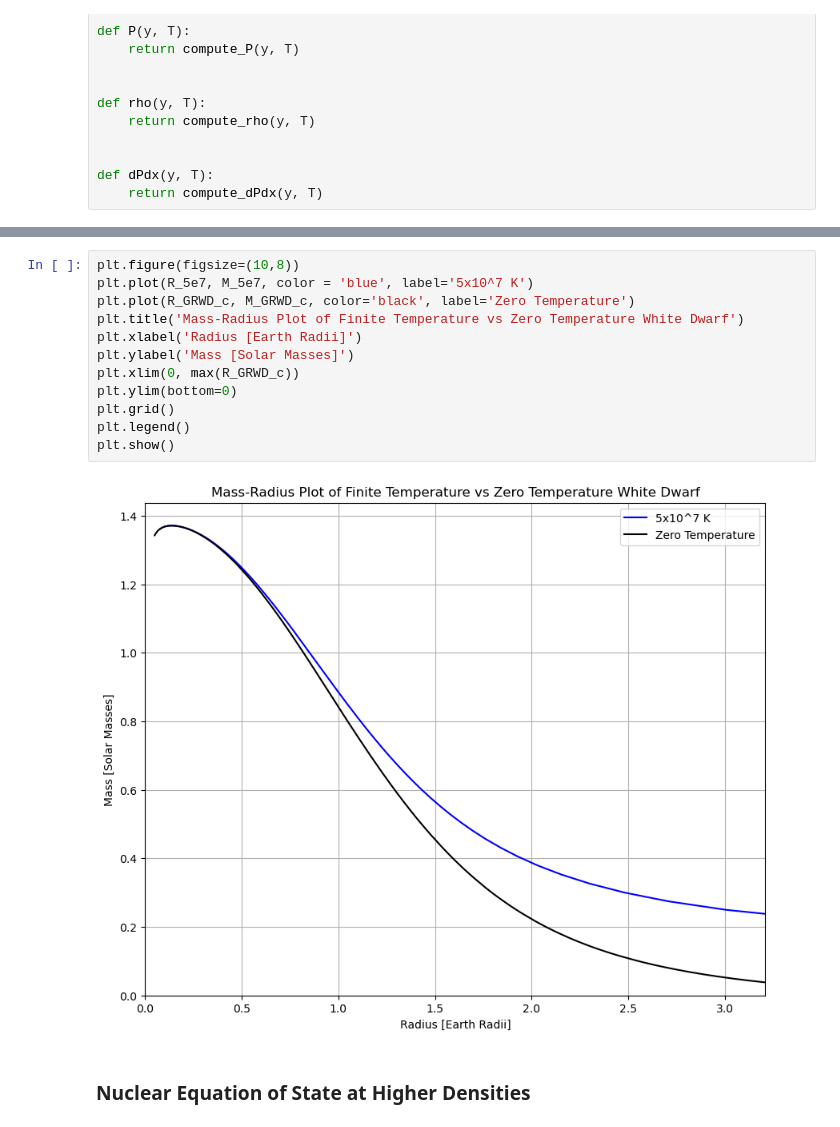
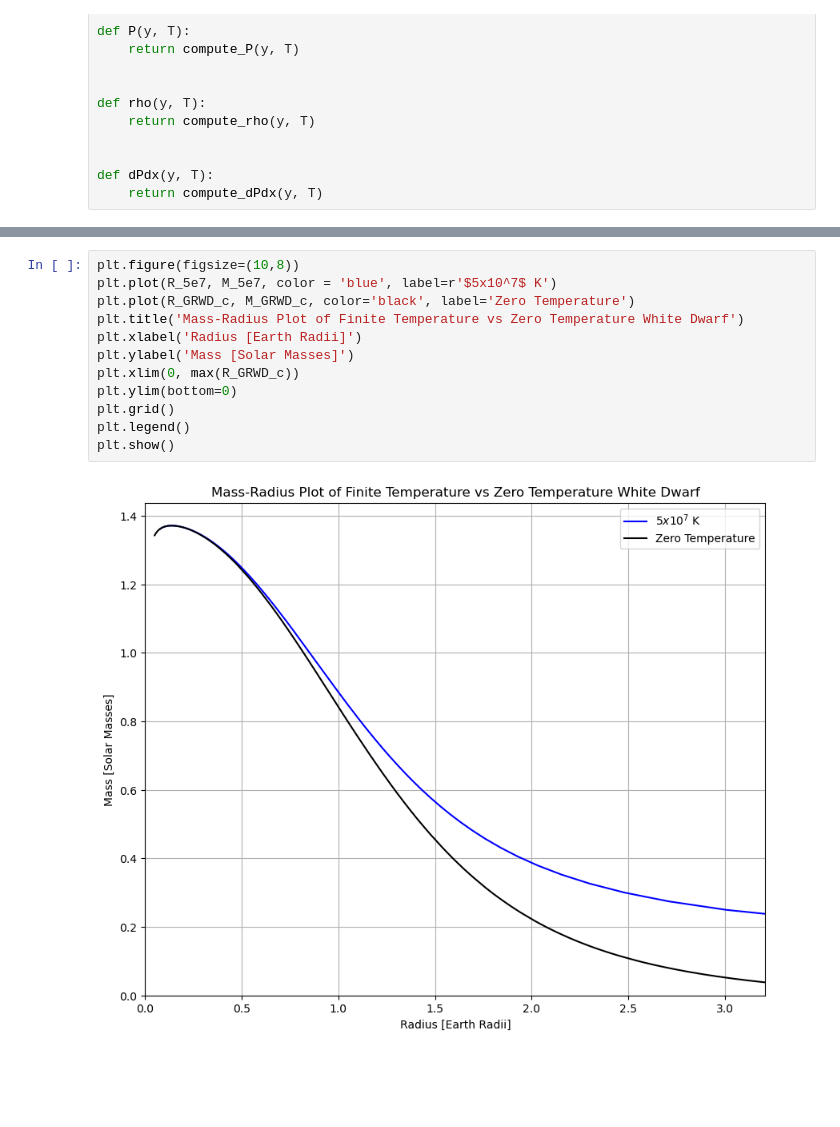
Before and after one commit to milkshake-vinegar/White-Dwarf-Structure-and-Modelling, a Jupyter notebook: WD_MRcurve&structure.ipynb, the cells around one changed output, grey strips where cells are left out. Saved outputs shown, nothing was run; the diff lists cells and outputs as text; blank space fills up the shorter version.

Commit message:
Improved visualization of the finite temperature white dwarf plot

```diff
--- a/WD_MRcurve&structure.ipynb
+++ b/WD_MRcurve&structure.ipynb
@@ -439,17 +440,15 @@ def MR_relation_T(T0):
 R_5e7, M_5e7 = MR_relation_T(5*10**7)
 # %%
 plt.figure(figsize=(10,8))
-plt.plot(R_5e7, M_5e7, color = 'blue', label='5x10^7 K')
+plt.plot(R_5e7, M_5e7, color = 'blue', label=r'$5x10^7$ K')
 plt.plot(R_GRWD_c, M_GRWD_c, color='black', label='Zero Temperature')
 plt.title('Mass-Radius Plot of Finite Temperature vs Zero Temperature White Dwarf')
 plt.xlabel('Radius [Earth Radii]')
 plt.ylabel('Mass [Solar Masses]')
 plt.xlim(0, max(R_GRWD_c))
 plt.ylim(bottom=0)
 plt.grid()
 plt.legend()
 plt.show()
 # %% [output]
-[figure, old version]
+[figure, new version]
-# %% [markdown]
-### **Nuclear Equation of State at Higher Densities**
```
Also changed, not shown: parts of 2 cells of this notebook.
